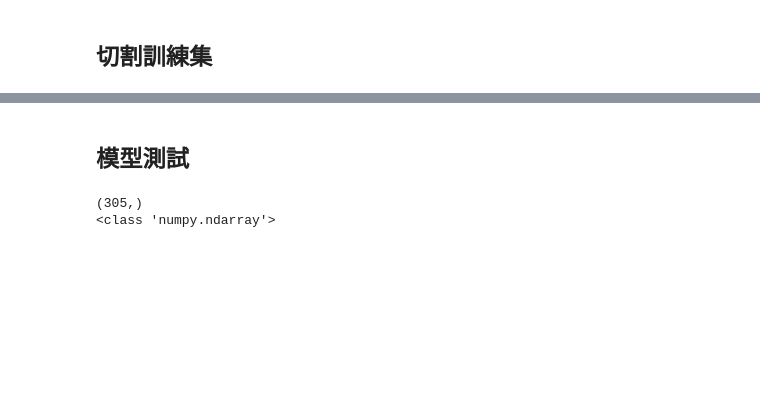
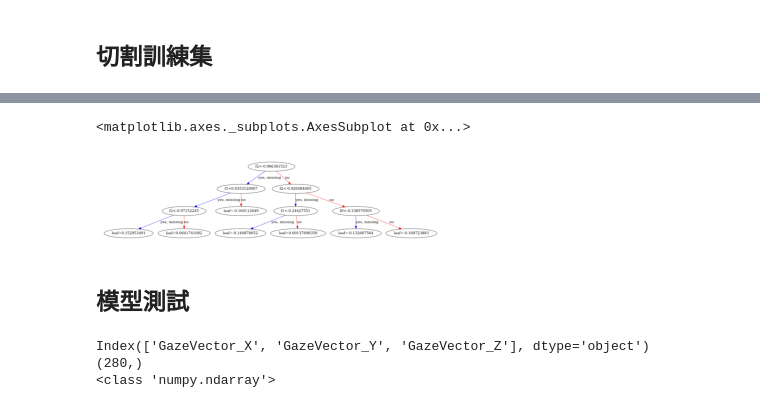
Before and after one commit to Larry-lz-Luo/AIA2023Group5_FacialEngagementDetection, a Jupyter notebook: ModelCode/scene2_XGBoost.ipynb, the cells around one changed output, grey strips where cells are left out. Cells and saved outputs as stored; diff of their text form; code cells hidden in the pictures; blank space fills up the shorter version.

Commit message:
Update model ipynb codes.

```diff
--- a/ModelCode/scene2_XGBoost.ipynb
+++ b/ModelCode/scene2_XGBoost.ipynb
@@ -183,3 +208,13 @@ plt.show()
+# %%
+from xgboost import plot_tree
+from matplotlib.pylab import rcParams
+
+plot_tree(model, num_trees=1)
+# plt.title("max_depth = 100, with gamma = 10")
+# plt.savefig("tree_with_max_depth_gamma", dpi = 700)
+# %% [output]
+<matplotlib.axes._subplots.AxesSubplot at 0x...>
+[figure, added]
 # %% [markdown]
 ## 模型測試
 # %%
@@ -192,11 +227,14 @@ df_test = df_test.drop(labels=['RecordTime'], axis=1)
 df_test = df_test.drop(labels=['RecordType'], axis=1)
 # test, _ = data_preprocessing(df_test, train=False, sc=train_sc)
 # %%
-pred = model.predict(df_test)
+print(df_test.columns)
+npa_test = df_test.to_numpy()
+pred = model.predict(npa_test)
 print(pred.shape)
 print(type(pred))
 # %% [output]
-(305,)
+Index(['GazeVector_X', 'GazeVector_Y', 'GazeVector_Z'], dtype='object')
+(280,)
 <class 'numpy.ndarray'>
 # %%
 print(pred)
```
Also changed, not shown: parts of 32 cells of this notebook, 2 other files.
